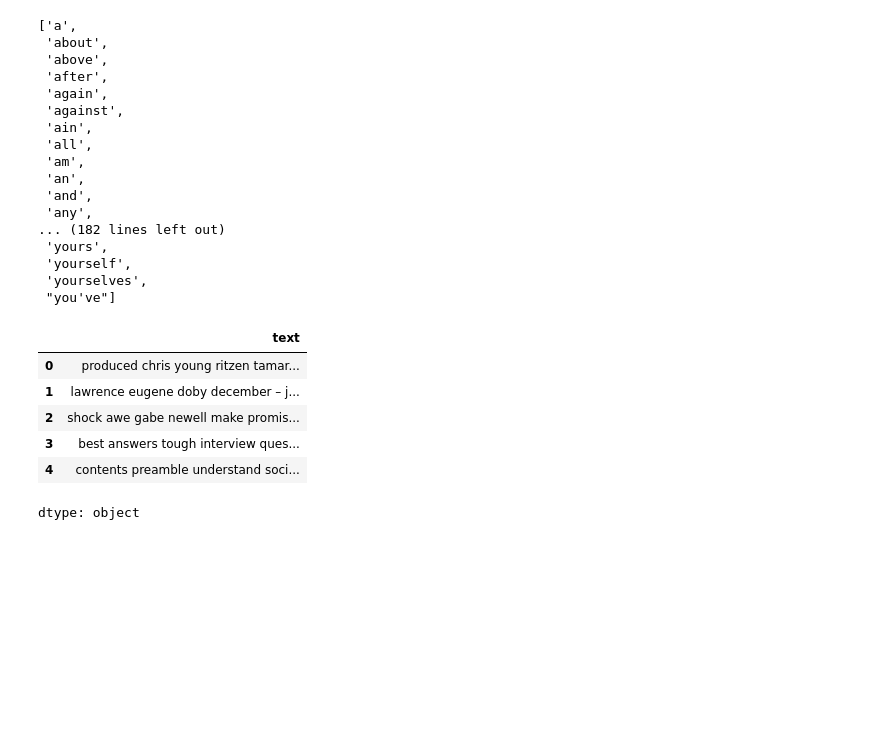
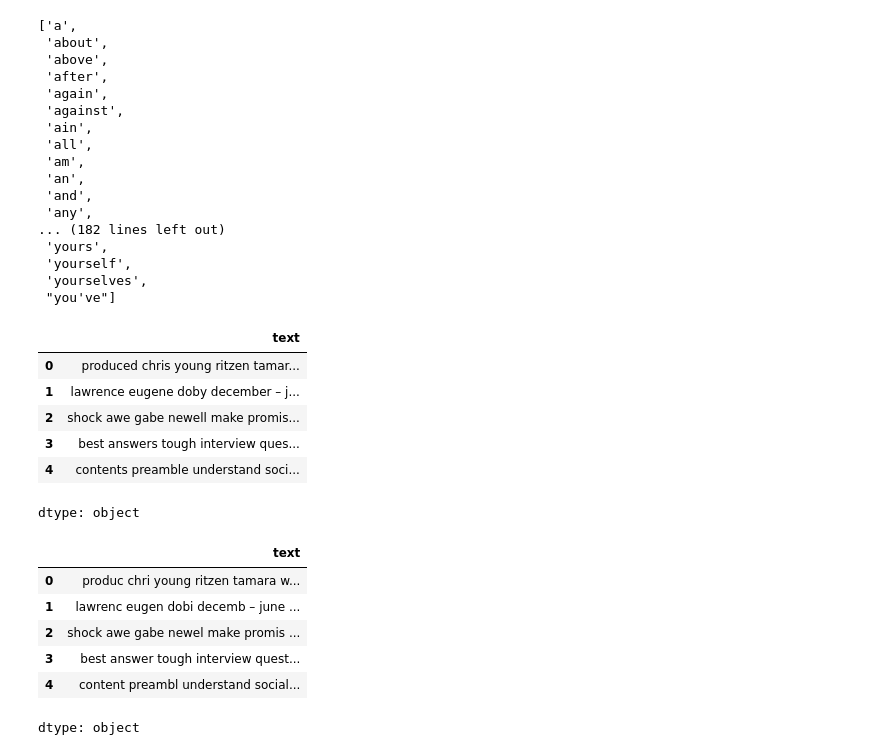
Before and after one commit to savindumahasen/AI-Detection-System-, a Jupyter notebook: Notebook.ipynb, the cells around one changed output. Cells and saved outputs as stored; diff of their text form; code cells hidden in the pictures; blank space fills up the shorter version.

```diff
--- a/Notebook.ipynb
+++ b/Notebook.ipynb
@@ -245,0 +248,15 @@ dtype: object
+# %%
+from nltk.stem import PorterStemmer
+ps=PorterStemmer()
+# %%
+train_set["text"]=train_set["text"].apply(lambda x: " ".join(ps.stem(x) for x in x.split()))
+# %%
+train_set['text'].head()
+# %% [output]
+|  | text |
+| 0 | produc chri young ritzen tamara w... |
+| 1 | lawrenc eugen dobi decemb – june ... |
+| 2 | shock awe gabe newel make promis ... |
+| 3 | best answer tough interview quest... |
+| 4 | content preambl understand social... |
+dtype: object
```
Also changed, not shown: parts of 7 cells of this notebook.
